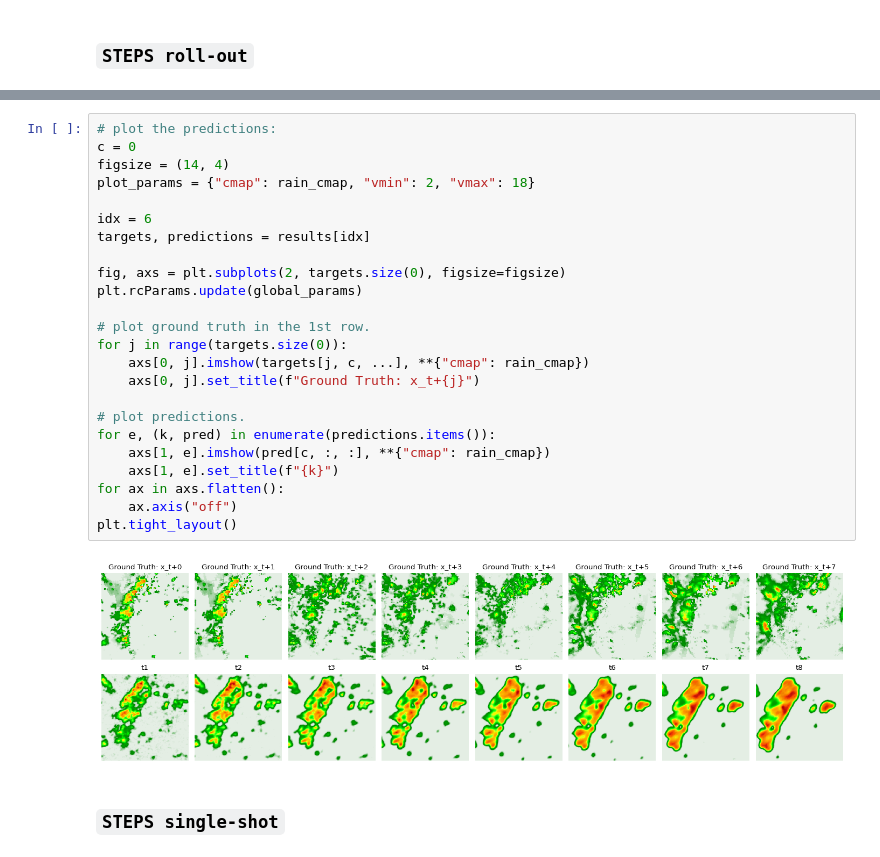
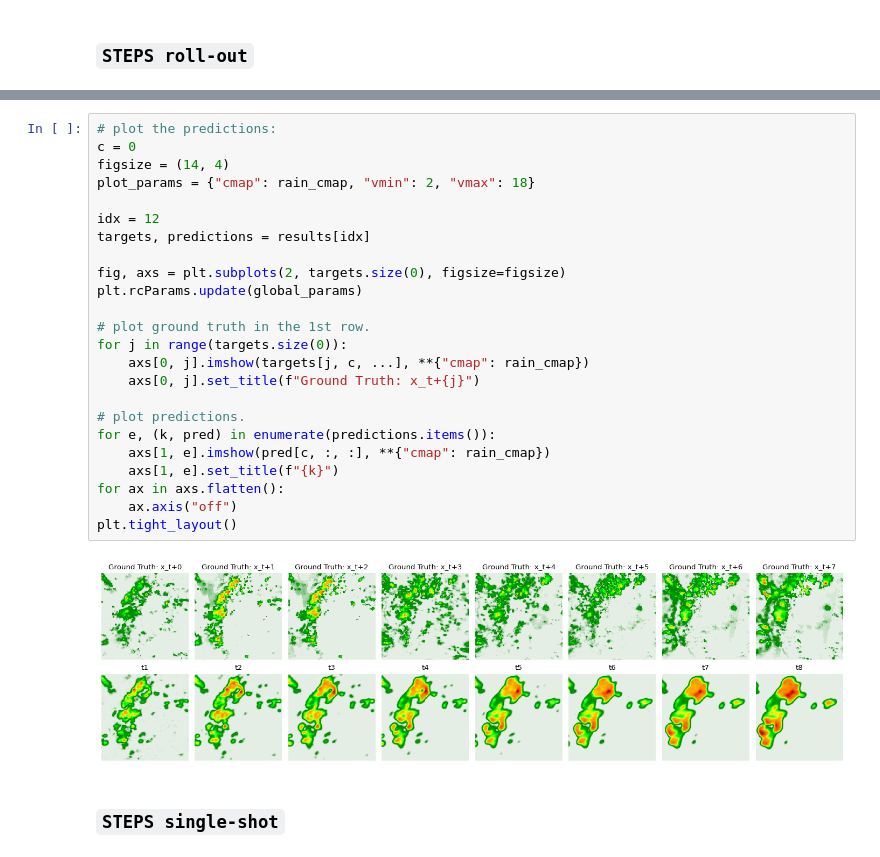
Before and after one commit to Dseal95/DYffcast, a Jupyter notebook: rainnow/notebooks/pysteps_steps/pysteps_exploration.ipynb, the cells around one changed output, grey strips where cells are left out. Saved outputs shown, nothing was run; the diff lists cells and outputs as text.

```diff
--- a/rainnow/notebooks/pysteps_steps/pysteps_exploration.ipynb
+++ b/rainnow/notebooks/pysteps_steps/pysteps_exploration.ipynb
@@ -291,29 +307,29 @@ for e, (X, target) in enumerate(eval_loader):
 # %%
 # plot the predictions:
 c = 0
 figsize = (14, 4)
 plot_params = {"cmap": rain_cmap, "vmin": 2, "vmax": 18}
 
-idx = 6
+idx = 12
 targets, predictions = results[idx]
 
 fig, axs = plt.subplots(2, targets.size(0), figsize=figsize)
 plt.rcParams.update(global_params)
 
 # plot ground truth in the 1st row.
 for j in range(targets.size(0)):
     axs[0, j].imshow(targets[j, c, ...], **{"cmap": rain_cmap})
     axs[0, j].set_title(f"Ground Truth: x_t+{j}")
 
 # plot predictions.
 for e, (k, pred) in enumerate(predictions.items()):
     axs[1, e].imshow(pred[c, :, :], **{"cmap": rain_cmap})
     axs[1, e].set_title(f"{k}")
 for ax in axs.flatten():
     ax.axis("off")
 plt.tight_layout()
 # %% [output]
-[figure, old version]
+[figure, new version]
 # %% [markdown]
 ### `STEPS single-shot`
 # %%
```
Also changed, not shown: parts of 9 cells of this notebook, 2 other files.
